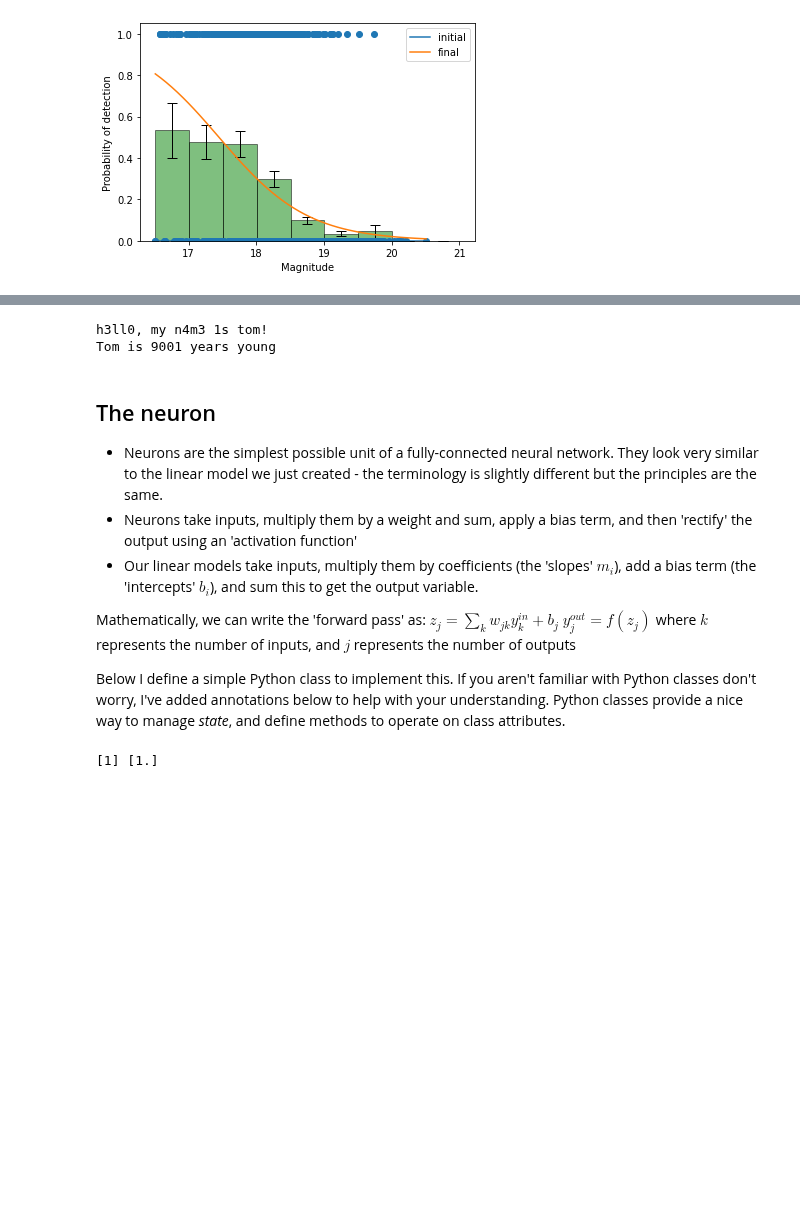
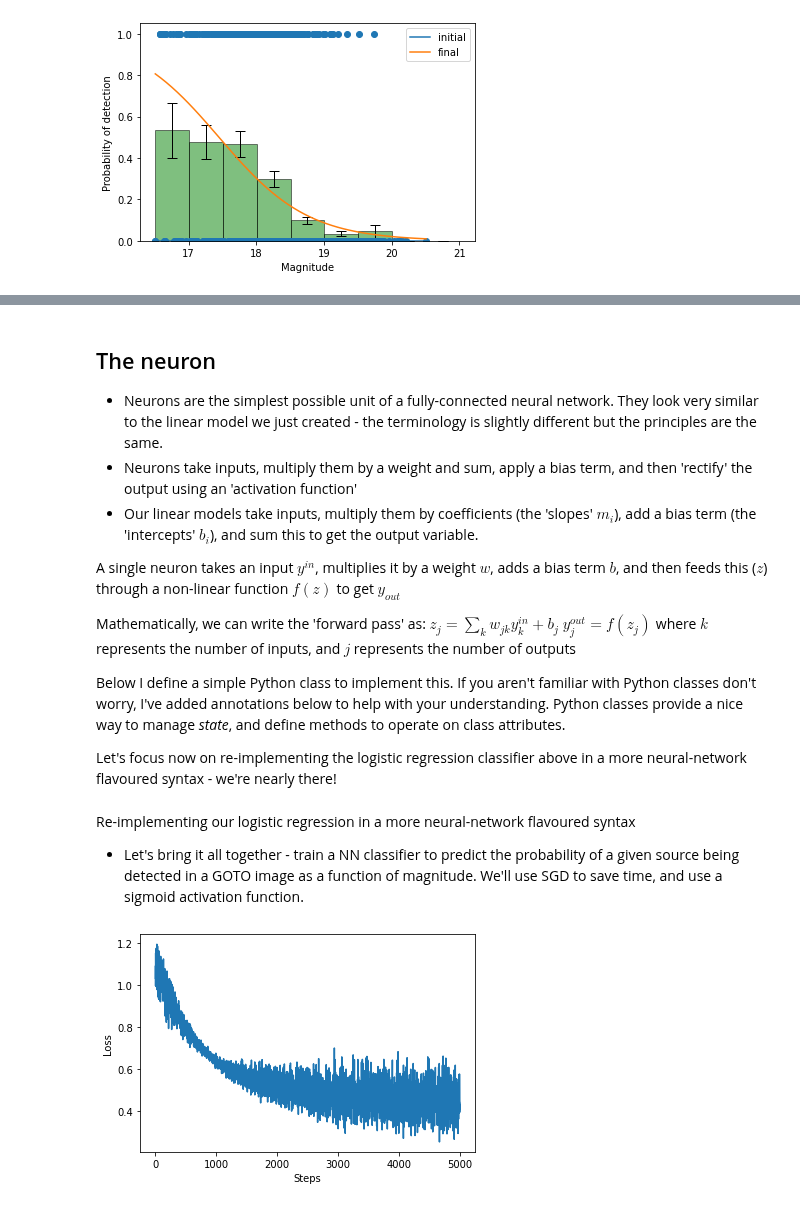
Before and after one commit to raphhbw/WAKE_workshops, a Jupyter notebook: machine_learning/session_01/s1_linearmodelstoml_full.ipynb, the cells around one changed output, grey strips where cells are left out. Drawn from its saved outputs; the diff is of its cells as text; code cells hidden in the pictures; blank space fills up the shorter version.

```diff
--- a/machine_learning/session_01/s1_linearmodelstoml_full.ipynb
+++ b/machine_learning/session_01/s1_linearmodelstoml_full.ipynb
@@ -458,19 +427,3 @@ According to the Person class, this means he was born in 1999
-# %%
-# Class inheritance - don't worry about this, just here to give a flavour of cool stuff you can do
-class Programmer(Person):
-    def __init__(self, name, age):
-        super().__init__(name=name, age=age)
-
-    # we can overload class methods - let's say instances of Programmer introduce themselves differently to Person
-    def introduce(self):
-        print(f"h3ll0, my n4m3 1s {self.name.lower()}!")
-
-tom = Programmer(name='Tom', age=9001)
-tom.introduce()
-print(f"{tom.name} is {tom.age} years young")
-# %% [output]
-h3ll0, my n4m3 1s tom!
-Tom is 9001 years young
 # %% [markdown]
 The neuron
 ---
@@ -478,9 +431,13 @@ The neuron
 - Neurons take inputs, multiply them by a weight and sum, apply a bias term, and then 'rectify' the output using an 'activation function'
 - Our linear models take inputs, multiply them by coefficients (the 'slopes' $m_i$), add a bias term (the 'intercepts' $b_i$), and sum this to get the output variable.
 
+A single neuron takes an input $y^{in}$, multiplies it by a weight $w$, adds a bias term $b$, and then feeds this ($z$) through a non-linear function $f(z)$ to get $y_{out}$
+
 Mathematically, we can write the 'forward pass' as:
 $ z_j = \sum_{k} w_{jk} y^{in}_{k} + b_{j}$
 $ y^{out}_{j} = f(z_j)$
 where $k$ represents the number of inputs, and $j$ represents the number of outputs
 
 Below I define a simple Python class to implement this. If you aren't familiar with Python classes don't worry, I've added annotations below to help with your understanding. Python classes provide a nice way to manage _state_, and define methods to operate on class attributes.
+
+Let's focus now on re-implementing the logistic regression classifier above in a more neural-network flavoured syntax - we're nearly there!
@@ -503,11 +444,49 @@ class NeuronLayer:
-# %%
-_neuron = NeuronLayer(input_size=1, output_size=1)
-x_in = jnp.array([1])
-y_out = _neuron(x_in)
-
-# change the bias to 0 to recover our linear model
-_neuron.bias = jnp.array([0])
-print(x_in, _neuron(x_in))
-# %% [output]
-[1] [1.]
+# %% [markdown]
+Re-implementing our logistic regression in a more neural-network flavoured syntax
+- Let's bring it all together - train a NN classifier to predict the probability of a given source being detected in a GOTO image as a function of magnitude. We'll use SGD to save time, and use a sigmoid activation function.
+# %%
+def sigmoid(z):
+    return 1/(1 + jnp.exp(-z))
+
+def single_layer_forward_pass(wandb, x_in):
+    weight, bias = wandb
+    y_pred = jnp.dot(x_in, weight) + bias
+    y_pred = sigmoid(y_pred)
+
+    return y_pred
+
+def single_layer_loss(wandb, x_in, y_true):
+    model_preds = single_layer_forward_pass(wandb, x_in)
+    xent_loss = -(y_true * jnp.log(model_preds) + (1 - y_true) * jnp.log(1 - model_preds))
+    return jnp.mean(xent_loss)
+
+loss_and_grad_singlelayer = jax.jit(jax.value_and_grad(single_layer_loss, argnums=0))
+
+# skipping a lot of the boilerplate here.
+n_train_steps = 5000
+learning_rate = 3e-3
+
+init_vals = jnp.array([0, 1], dtype=float)
+pars = init_vals
+
+loss_history = []
+
+train_rng_key = jax.random.PRNGKey(42)
+batch_size = 32
+for _ in range(n_train_steps):
+    # let's draw a batch
+    x_batch = jax.random.choice(train_rng_key, dataset_x, shape=(batch_size, ))
+    y_batch = jax.random.choice(train_rng_key, dataset_y, shape=(batch_size, ))
+    _, train_rng_key = jax.random.split(train_rng_key)
+
+    loss_val, grad = loss_and_grad_singlelayer(pars, x_batch - normpoint, y_batch)
+    pars = pars - learning_rate*grad
+    loss_history.append(loss_val)
+
+plt.plot(loss_history)
+plt.xlabel("Steps")
+plt.ylabel("Loss")
+plt.show()
+# %% [output]
+[figure, added]
 # %% [markdown]
```
Also changed, not shown: parts of 22 cells of this notebook.
